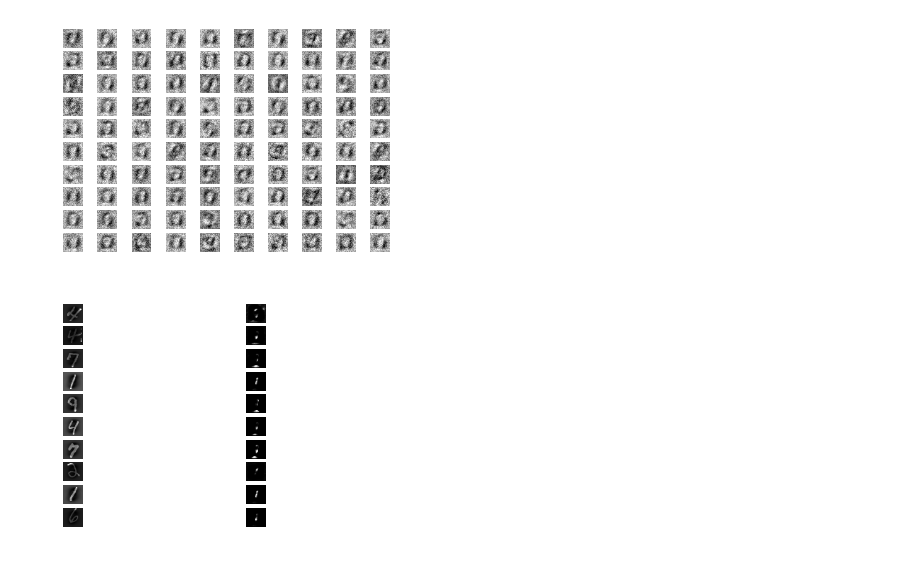
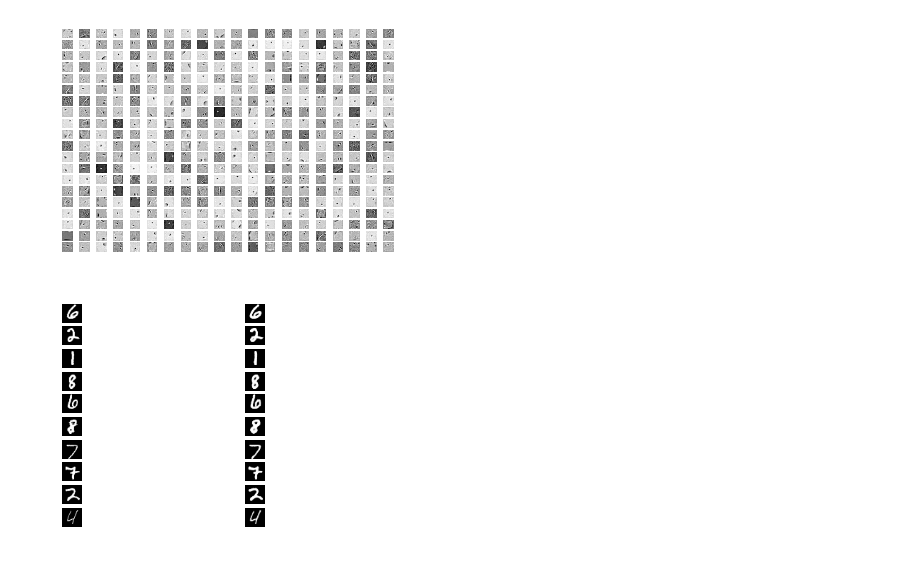
Before and after one commit to mehdidc/creativity, a Jupyter notebook: models/autolasagne.ipynb, the cells around one changed output. Drawn from its saved outputs; the diff is of its cells as text; code cells hidden in the pictures.

Commit message:
infinite image dataset

```diff
--- a/models/autolasagne.ipynb
+++ b/models/autolasagne.ipynb
@@ -144,8 +145,8 @@ def objective(X_batch, y_batch, x_hat, y_hat, prediction_coeficient=0):
 
     # minimize cross-entropy (for reconstruction)
     L = -( (X_batch * T.log(x_hat) + (1 - X_batch) * T.log(1 - x_hat)))
-    #reconstruction_loss = T.mean(  T.sum(L, axis=1)   )
-    reconstruction_loss = T.mean(L)
+    reconstruction_loss = T.mean(  T.sum(L, axis=1)   )
+    #reconstruction_loss = T.mean(L)
     #econstruction_loss = -T.mean(L)
     #reconstruction_loss = T.mean(   T.sum((X_batch - x_hat)**2, axis=1)  )
     # minimize the prediction error
@@ -181,13 +182,6 @@ class Experiment(lasagne.easy.Experiment):
     # - format the data so that labels are one-hot vectors instead of numbers
     # - set the train, valid and test set
     def load_data(self, datasets):
-        datasets_ = {}
-        for k, d in datasets.items():
-            d_x = d.X
-            d_y = theano.shared(lasagne.utils.floatX(lasagne.easy.to_hamming(d.y.get_value(), presence=1, absence=-1)))
-            datasets_[k] = lasagne.data.Dataset(d_x, d_y)
-        datasets = datasets_
-
         self.train, self.valid, self.test =  datasets["train"], datasets["valid"], datasets["test"]
 
     # initialize the hyper-parameters
@@ -205,6 +199,7 @@ class Experiment(lasagne.easy.Experiment):
         self.nb_epochs = hp.get("nb_epochs", 15)
         self.corruption = hp.get("corruption", 0.3)
         self.prediction_coeficient = hp.get("prediction_coeficient", 0.)
+        self.generate_each_epoch = hp.get("generate_each_epoch", False)
 
     def build_model(self):
 
@@ -277,6 +272,10 @@ class Experiment(lasagne.easy.Experiment):
             - it returns (in each epoch) an update status : it is a dict containing
               the loss, accuracy, reconstruction error of train, valid and test sets
             """
+            if self.generate_each_epoch == True:
+                train.load()
+                train.X = theano.shared(train.X)
+                train.y = theano.shared(train.y)
 
             # for each batch, update the parameters
             for i in xrange(self.nb_batches):
@@ -405,9 +428,13 @@ for i, exp in enumerate(reconstruct_previous_layer_experiments):
     hp = {
         "nb_epochs": 15,
         "corruption": 0.3,
-        "batch_size": 100,
+        "batch_size": 20,
         "learning_rate": 0.1,
-        "momentum": 0.
+        "momentum": 0.8,
+        # predict the labels only for the last layer
+        "prediction_coeficient" :  (0.1 if i == len(reconstruct_previous_layer_experiments)-1 else 0.),
+        # Used to generate dataset in each epoch (InfiniteImageDataset)
+        "generate_each_epoch" : True if (i == 0 and data_is_generated) else False
     }
     exp.set_hp(hp)
     exp.build_model()
@@ -479,25 +494,25 @@ for exp in reconstruct_previous_layer_experiments:
     weights.append(W)
 
 #build the visualizations of each layer
-vis = build_visualizations_by_weighted_combinations(weights, until_layer=len(reconstruct_previous_layer_experiments)-1, top=0.001)
+vis = build_visualizations_by_weighted_combinations(weights, until_layer=len(reconstruct_previous_layer_experiments)-1, top=0.01)
 # %%
 # une qui genere le visualisations recursivement : le visualisation d'une unité A du layer N
 # est la moyenne des visualizations de X unités du layer N - 1 avec lesquelles
 #  l'unité A a la plus grosse connectivité (en termes de poids reliant A aux couches du layer precedent)
 # La deuxieme méthode prend la moyenne des top X examples qui maximisent l'activation de l'unité
 
 # ?? Peut-on échantillonner et afficher les échantillons? Faut éventuellement les faire.
 
 # Visualize the first layer
-grid_plot(vis[0], imshow_options={"cmap": "gray"}, nbrows=10, nbcols=10, random=True)
+grid_plot(vis[0], imshow_options={"cmap": "gray"}, nbrows=20, nbcols=20, random=False)
 plt.show()
 # %% [output]
-[figure, old version]
+[figure, new version]
 # %%
 # show reconstructions
 reconstruct_previous_layer_experiments[0].post_show_reconstructions(nb=10)
 # %% [output]
-[figure, old version]
+[figure, new version]
 # %%
 # visualize the second layer (if available)
 grid_plot(vis[1], imshow_options={"cmap": "gray"}, nbrows=10, nbcols=10, random=True)
```
Also changed, not shown: parts of 15 cells of this notebook, 3 other files.
